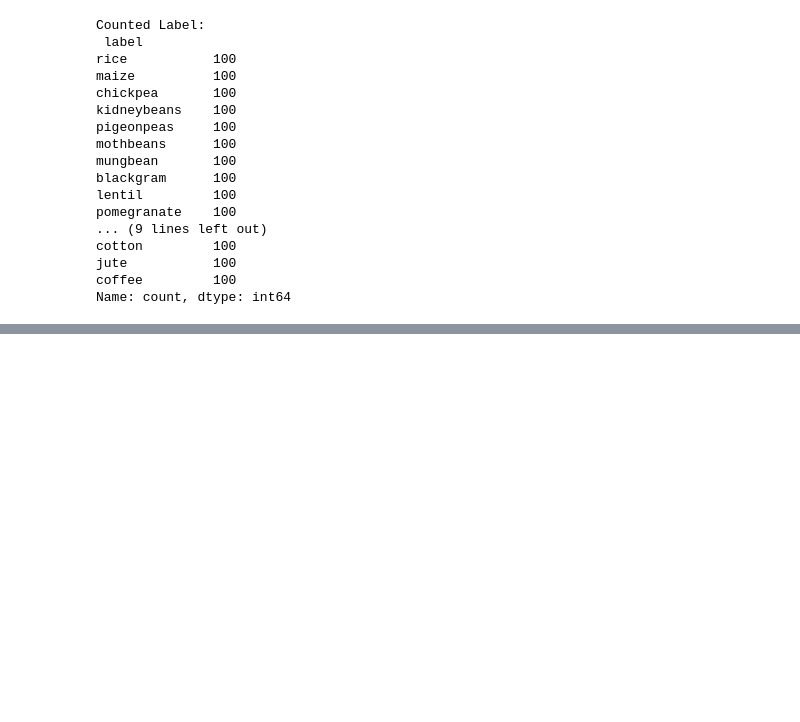
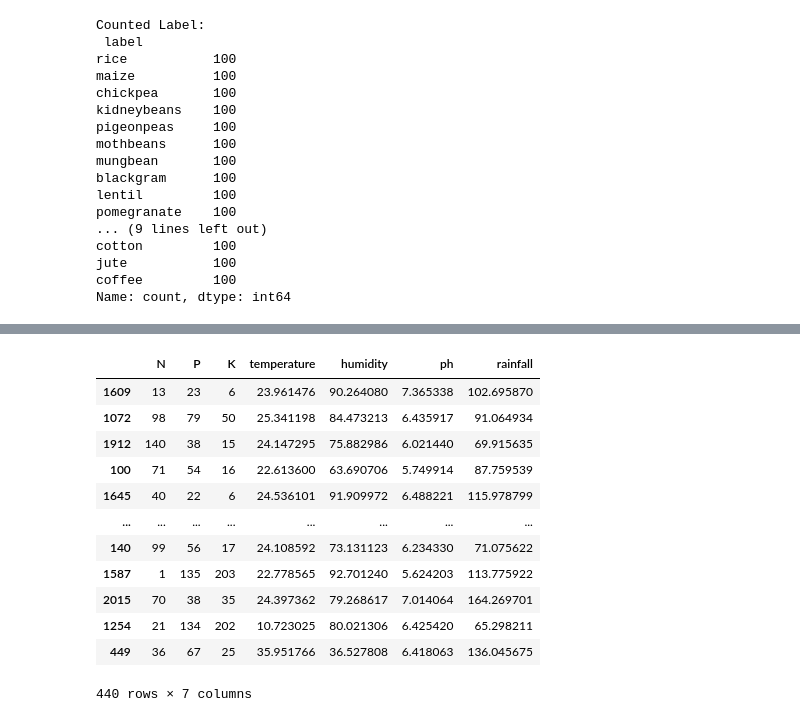
Before and after one commit to maulikcmr05/Crop-Recommendation-Project, a Jupyter notebook: CropRecommendation.ipynb, the cells around one changed output, grey strips where cells are left out. Cells and saved outputs as stored; diff of their text form; code cells hidden in the pictures; blank space fills up the shorter version.

```diff
--- a/CropRecommendation.ipynb
+++ b/CropRecommendation.ipynb
@@ -137,0 +175,16 @@ plt.show()
+# %%
+x_test
+# %% [output]
+|  | N | P | K | temperature | humidity | ph | rainfall |
+| 1609 | 13 | 23 | 6 | 23.961476 | 90.264080 | 7.365338 | 102.695870 |
+| 1072 | 98 | 79 | 50 | 25.341198 | 84.473213 | 6.435917 | 91.064934 |
+| 1912 | 140 | 38 | 15 | 24.147295 | 75.882986 | 6.021440 | 69.915635 |
+| 100 | 71 | 54 | 16 | 22.613600 | 63.690706 | 5.749914 | 87.759539 |
+| 1645 | 40 | 22 | 6 | 24.536101 | 91.909972 | 6.488221 | 115.978799 |
+| ... | ... | ... | ... | ... | ... | ... | ... |
+| 140 | 99 | 56 | 17 | 24.108592 | 73.131123 | 6.234330 | 71.075622 |
+| 1587 | 1 | 135 | 203 | 22.778565 | 92.701240 | 5.624203 | 113.775922 |
+| 2015 | 70 | 38 | 35 | 24.397362 | 79.268617 | 7.014064 | 164.269701 |
+| 1254 | 21 | 134 | 202 | 10.723025 | 80.021306 | 6.425420 | 65.298211 |
+| 449 | 36 | 67 | 25 | 35.951766 | 36.527808 | 6.418063 | 136.045675 |
+440 rows × 7 columns
```
Also changed, not shown: parts of 21 cells of this notebook, 8 other files.
